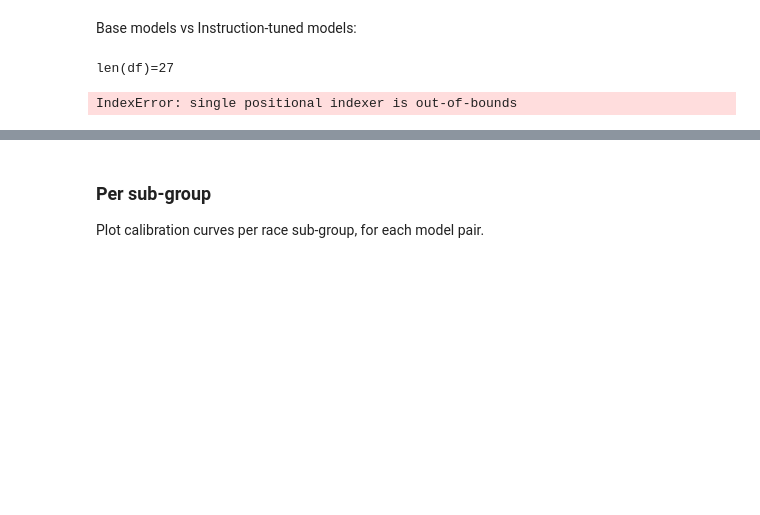
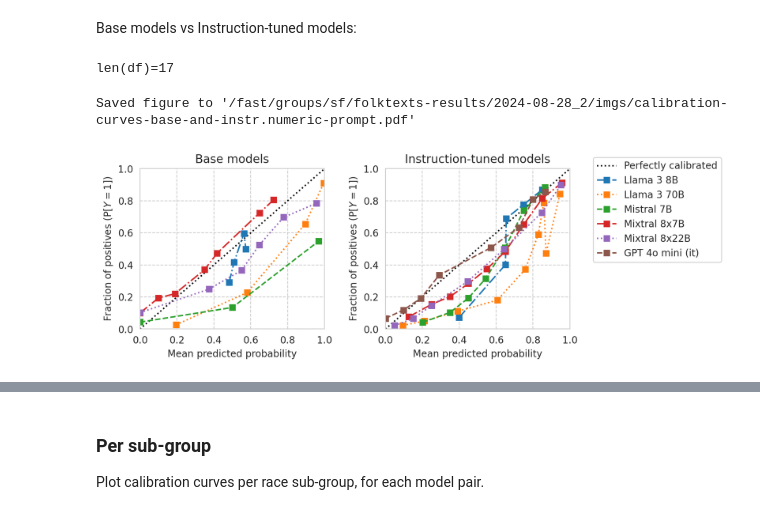
Before and after one commit to socialfoundations/folktexts, a Jupyter notebook: notebooks/paper-plots-and-tables.ipynb, the cells around one changed output, grey strips where cells are left out. Saved outputs shown, nothing was run; the diff lists cells and outputs as text; code cells hidden in the pictures; blank space fills up the shorter version.

```diff
--- a/notebooks/paper-plots-and-tables.ipynb
+++ b/notebooks/paper-plots-and-tables.ipynb
@@ -759,12 +765,15 @@ Base models vs Instruction-tuned models:
 # %%
 TASK = "ACSIncome"
 
-df = results_df[results_df[task_col] == TASK]
+# df = results_df[(results_df[task_col] == TASK) & (results_df[numeric_prompt_col] == NUMERIC_PROMPTING)]
+
+df = all_results_df[(all_results_df[task_col] == TASK) & (all_results_df[numeric_prompt_col] == NUMERIC_PROMPTING)]
 print(f"{len(df)=}")
 # %% [output]
-len(df)=27
+len(df)=17
 # %%
 from sklearn.calibration import CalibrationDisplay
+from utils import prettify_model_name
 
 base_models_to_plot = [m for m in df["base_name"].unique() if "gemma" not in m.lower()]
 
@@ -785,6 +794,9 @@ instr_models_to_plot = [
     for m in base_models_to_plot
 ]
 
+# Add GPT models if any
+instr_models_to_plot += [m[model_col] for _, m in df.iterrows() if "gpt" in m["name"].lower()]
+
 fig, axes = plt.subplots(ncols=2, figsize=(8, 3), gridspec_kw=dict(wspace=0.33), sharey=False)
 
 # Plot base models
@@ -799,34 +811,35 @@ for ax, model_list in zip(axes, (base_models_to_plot, instr_models_to_plot)):
             y_true=curr_scores["label"],
             y_prob=curr_scores["risk_score"],
             n_bins=10,
             strategy="quantile",
-            name=curr_row["name"],
+            name=prettify_model_name(curr_row["base_name"]),
             linestyle=["-.", ":", "--"][idx % 3],
             ax=ax,
         )
 
     ax.set_xlim(0, 1)
     ax.set_ylim(0, 1)
 
 ylabel = "Fraction of positives " + r"$\left(\mathrm{P}[Y=1]\right)$"
 axes[0].set_ylabel(ylabel)
 axes[1].set_ylabel(ylabel)
 
 xlabel = "Mean predicted probability" # + r" $(\mathbb{E}[R])$"
 axes[0].set_xlabel(xlabel)
 axes[1].set_xlabel(xlabel)
 
 axes[0].set_title("Base models")
 axes[1].set_title("Instruction-tuned models")
 
-axes[1].legend().remove()
+axes[0].legend().remove()
 
 # Legent to the right of the right-most plot
-axes[0].legend(loc="upper right", bbox_to_anchor=(3.15, 1))
+axes[1].legend(loc="upper left", bbox_to_anchor=(1.1, 1.1))
 
 
 plt.plot()
 
 save_fig(fig, f"calibration-curves-base-and-instr.pdf")
 # %% [output]
-IndexError: single positional indexer is out-of-bounds
+Saved figure to '/fast/groups/sf/folktexts-results/2024-08-28_2/imgs/calibration-curves-base-and-instr.numeric-prompt.pdf'
+[figure, added]
```
Also changed, not shown: parts of 31 cells of this notebook, 3 other files.
